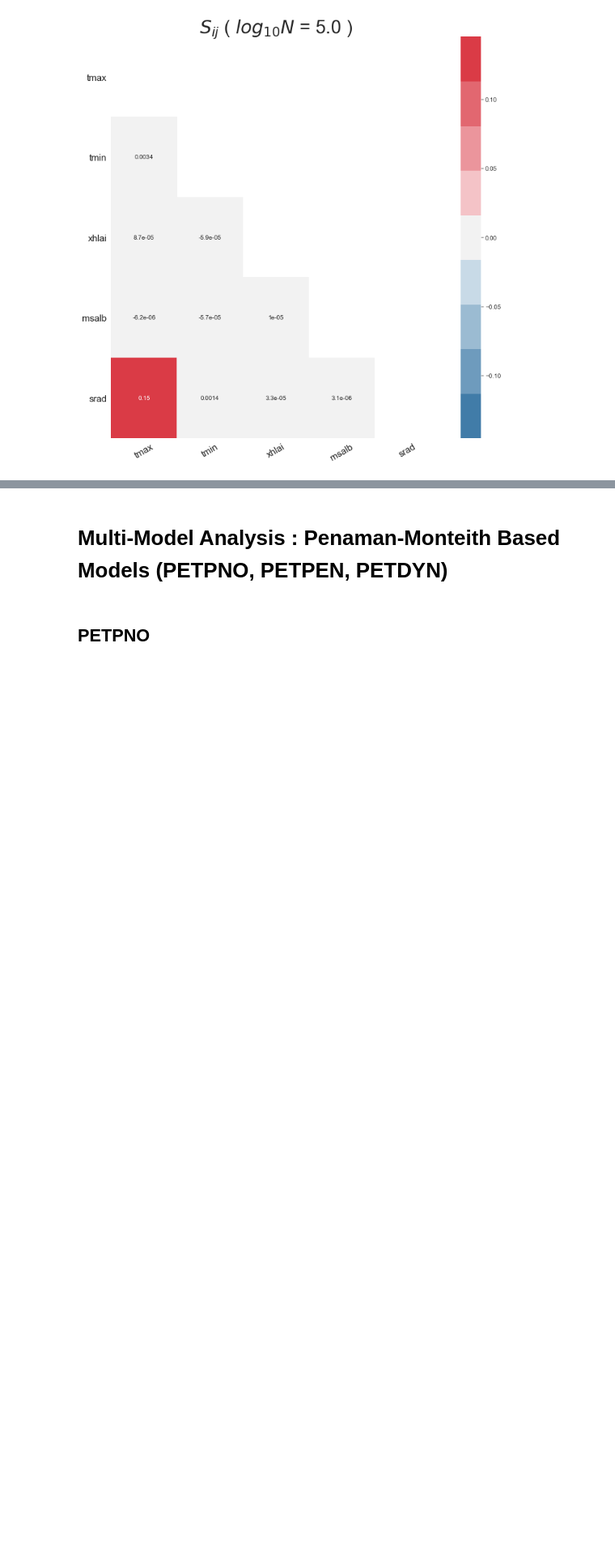
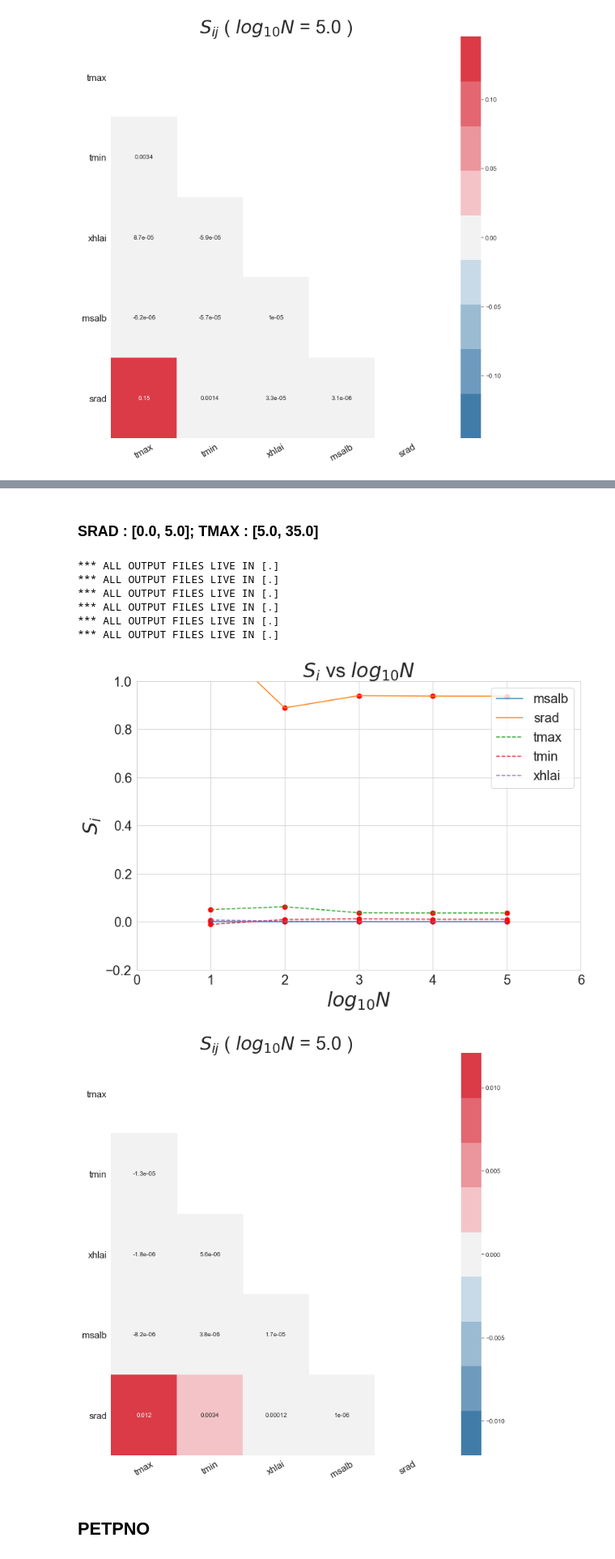
Before and after one commit to ml4ai/automates, a Jupyter notebook: notebooks/multi-model-analysis.ipynb, the cells around one changed output, grey strips where cells are left out. Shown at 81% size. Saved outputs shown, nothing was run; the diff lists cells and outputs as text; code cells hidden in the pictures; blank space fills up the shorter version.

```diff
--- a/notebooks/multi-model-analysis.ipynb
+++ b/notebooks/multi-model-analysis.ipynb
@@ -203,5 +178,33 @@ SM.sensitivity_plots(indices_lst, "S2")
-# %% [markdown]
-# Multi-Model Analysis : Penaman-Monteith Based Models (PETPNO, PETPEN, PETDYN)
+# %% [markdown]
+### SRAD : [0.0, 5.0]; TMAX : [5.0, 35.0]
+# %%
+model='PETPT'
+bounds = {
+        'tmax':[5.0, 35.0],
+        'tmin':[0.0, 23.9],
+        'srad': [0.0, 5.0],
+        'msalb': [0.18, 0.2],
+        'xhlai': [0.0, 4.77]
+    }
+
+SM = SensitivityModel(model, bounds, sample_list, method)
+
+decimal=4
+df_PETPT_S1_srad, df_PETPT_ST_srad = SM.generate_dataframe(decimal)
+
+indices_lst = SM.generate_indices()
+
+SM.sensitivity_plots(indices_lst, "S1")
+SM.sensitivity_plots(indices_lst, "S2")
+# %% [output]
+*** ALL OUTPUT FILES LIVE IN [.]
+*** ALL OUTPUT FILES LIVE IN [.]
+*** ALL OUTPUT FILES LIVE IN [.]
+*** ALL OUTPUT FILES LIVE IN [.]
+*** ALL OUTPUT FILES LIVE IN [.]
+*** ALL OUTPUT FILES LIVE IN [.]
+[figure, added]
+[figure, added]
 # %% [markdown]
 ## PETPNO
 # %% [markdown]
```
Also changed, not shown: parts of 64 cells of this notebook.
